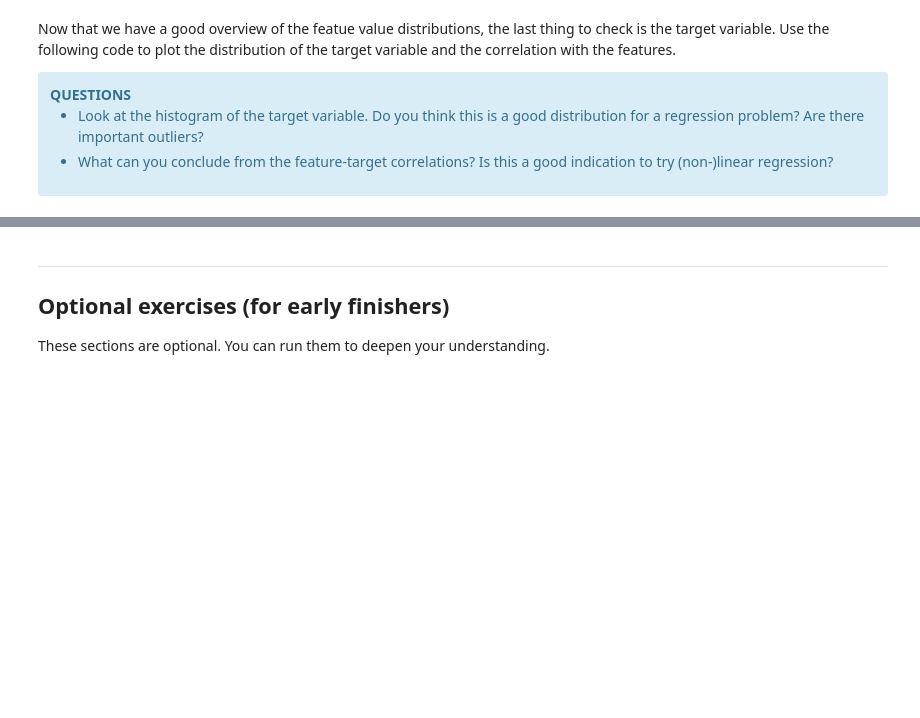
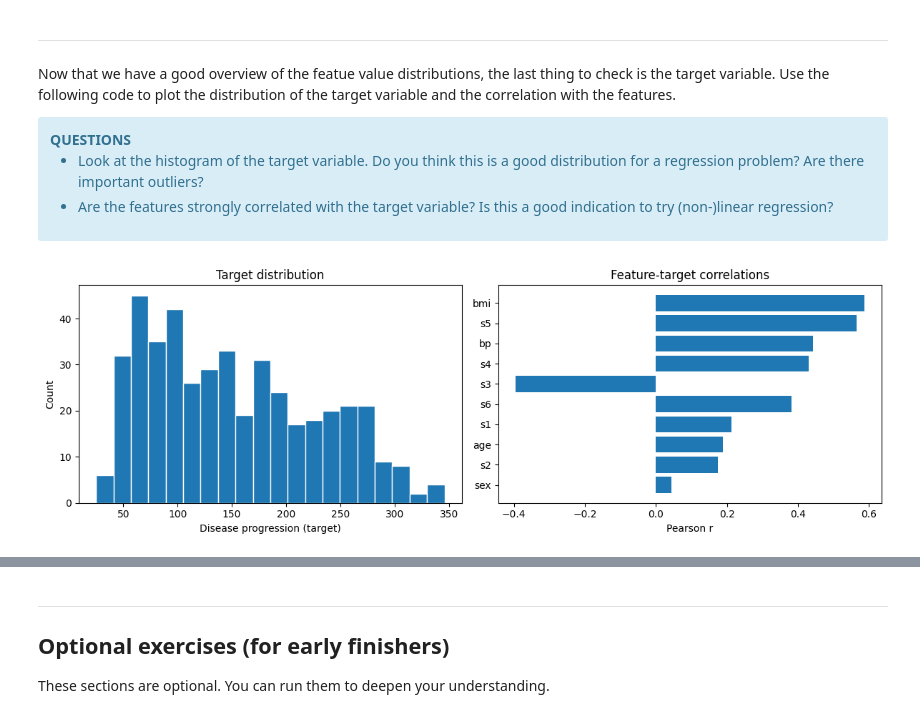
Before and after one commit to vib-training-conferences/machine-learning-and-deep-learning-fundamentals, a Jupyter notebook: exercises/regression.ipynb, the cells around one changed output, grey strips where cells are left out. Cells and saved outputs as stored; diff of their text form; code cells hidden in the pictures; blank space fills up the shorter version.

Commit message:
finalize regression notebook

```diff
--- a/exercises/regression.ipynb
+++ b/exercises/regression.ipynb
@@ -61,28 +85,33 @@ X_df.describe()
 # %% [markdown]
+***
+
 Now that we have a good overview of the featue value distributions, the last thing to check is the target variable. Use the following code to plot the distribution of the target variable and the correlation with the features.
 
 <div class="alert alert-block alert-info">
 <b>QUESTIONS</b>
 
 - Look at the histogram of the target variable. Do you think this is a good distribution for a regression problem? Are there important outliers?
-- What can you conclude from the feature-target correlations? Is this a good indication to try (non-)linear regression?
+- Are the features strongly correlated with the target variable? Is this a good indication to try (non-)linear regression?
 </div>
 # %%
 import numpy as np
 
-# Plot target distribution and feature-target correlations
+# Plot target distribution
 fig, axes = plt.subplots(1, 2, figsize=(12, 4))
-axes[0].hist(y, bins=20, color="#4C72B0", edgecolor="white")
+axes[0].hist(y, bins=20, edgecolor="white")
 axes[0].set_title("Target distribution")
 axes[0].set_xlabel("Disease progression (target)")
 axes[0].set_ylabel("Count")
 
+# Plot feature-target correlations
 corr = df.corr(numeric_only=True)["target"].drop("target").sort_values(key=np.abs, ascending=False)
 axes[1].barh(corr.index[::-1], corr.values[::-1])
 axes[1].set_title("Feature-target correlations")
 axes[1].set_xlabel("Pearson r")
 plt.tight_layout()
 plt.show()
+# %% [output]
+[figure, added]
 # %% [markdown]
 ## 2. Baseline Linear Regression
 
```
Also changed, not shown: parts of 29 cells of this notebook, 1 other file.
